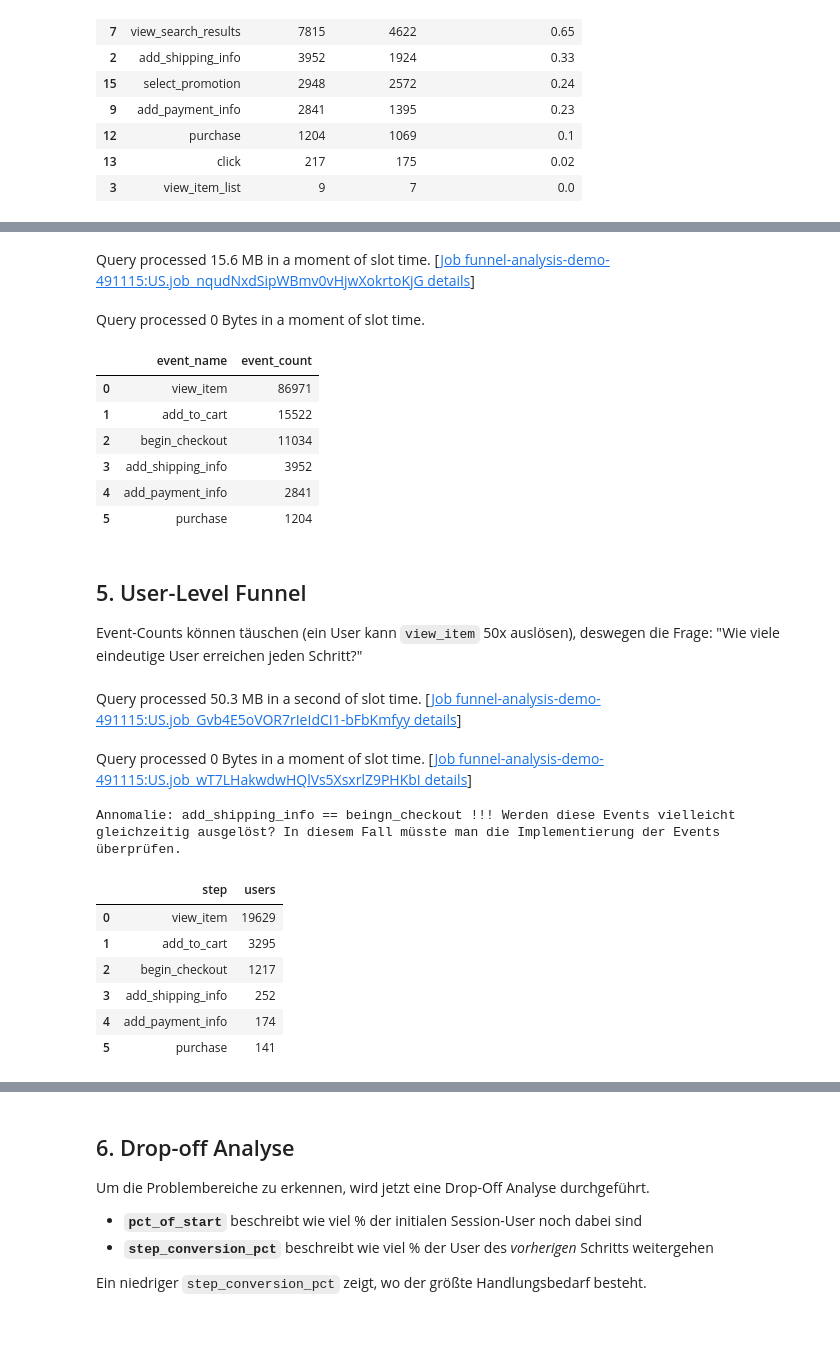
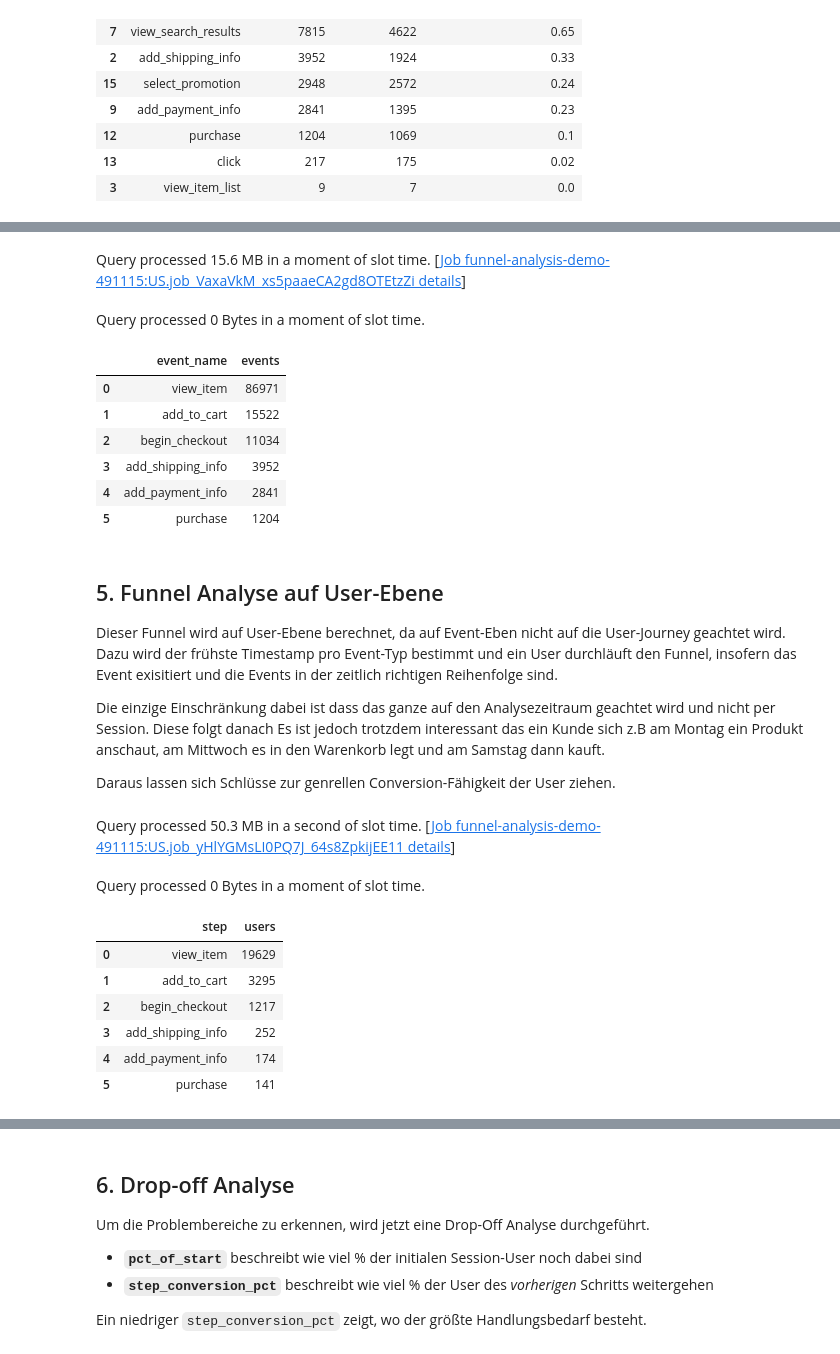
Before and after one commit to Buck-Data/Funnel-Analysis, a Jupyter notebook: notebooks/Big_Query.ipynb, the cells around one changed output, grey strips where cells are left out. Saved outputs shown, nothing was run; the diff lists cells and outputs as text; code cells hidden in the pictures; blank space fills up the shorter version.

```diff
--- a/notebooks/Big_Query.ipynb
+++ b/notebooks/Big_Query.ipynb
@@ -128,36 +313,36 @@ FUNNEL_STEPS = [
     'begin_checkout',
     'add_shipping_info',
     'add_payment_info',
     'purchase'
 ]
 
 df_funnel_events = bpd.read_gbq(f"""
     SELECT
       event_name,
-      COUNT(*) AS event_count
+      COUNT(*) AS events
     FROM `bigquery-public-data.ga4_obfuscated_sample_ecommerce.events_*`
     WHERE _TABLE_SUFFIX BETWEEN '{DATE_START}' AND '{DATE_END}'
       AND event_name IN (
         'view_item', 'add_to_cart',
         'begin_checkout', 'add_shipping_info',
         'add_payment_info', 'purchase'
       )
     GROUP BY event_name
 """)
 
 df_funnel_events = (
     df_funnel_events
     .to_pandas()
     .set_index('event_name')
     .reindex(FUNNEL_STEPS)
     .reset_index()
 )
 
 df_funnel_events
 # %% [output]
-Query processed 15.6 MB in a moment of slot time. [Job funnel-analysis-demo-491115:US.job_nqudNxdSipWBmv0vHjwXokrtoKjG details]
+Query processed 15.6 MB in a moment of slot time. [Job funnel-analysis-demo-491115:US.job_VaxaVkM_xs5paaeCA2gd8OTEtzZi details]
 Query processed 0 Bytes in a moment of slot time.
-|  | event_name | event_count |
+|  | event_name | events |
 | 0 | view_item | 86971 |
 | 1 | add_to_cart | 15522 |
 | 2 | begin_checkout | 11034 |
@@ -165,9 +350,15 @@ Query processed 0 Bytes in a moment of slot time.
 | 4 | add_payment_info | 2841 |
 | 5 | purchase | 1204 |
 # %% [markdown]
-## 5. User-Level Funnel
+## 5. Funnel Analyse auf User-Ebene
 
-Event-Counts können täuschen (ein User kann `view_item` 50x auslösen), deswegen die Frage: "Wie viele eindeutige User erreichen jeden Schritt?"
+Dieser Funnel wird auf User-Ebene berechnet, da auf Event-Eben nicht auf die User-Journey geachtet wird.
+Dazu wird der frühste Timestamp pro Event-Typ bestimmt und ein User durchläuft den Funnel, insofern das Event exisitiert und die Events in der zeitlich richtigen Reihenfolge sind.
+
+Die einzige Einschränkung dabei ist dass das ganze auf den Analysezeitraum geachtet wird und nicht per Session. Diese folgt danach
+Es ist jedoch trotzdem interessant das ein Kunde sich z.B am Montag ein Produkt anschaut, am Mittwoch es in den Warenkorb legt und am Samstag dann kauft.
+
+Daraus lassen sich Schlüsse zur genrellen Conversion-Fähigkeit der User ziehen.
 # %%
 df_ordered_funnel = bpd.read_gbq(f"""
 WITH user_steps AS (
@@ -210,13 +401,10 @@ FROM user_steps
 
 df_user_funnel = df_ordered_funnel.to_pandas().melt(var_name='step', value_name='users')
 
-print("Annomalie: add_shipping_info == beingn_checkout !!! Werden diese Events vielleicht gleichzeitig ausgelöst? In diesem Fall müsste man die Implementierung der Events überprüfen.")
-
 df_user_funnel
 # %% [output]
-Query processed 50.3 MB in a second of slot time. [Job funnel-analysis-demo-491115:US.job_Gvb4E5oVOR7rIeIdCI1-bFbKmfyy details]
+Query processed 50.3 MB in a second of slot time. [Job funnel-analysis-demo-491115:US.job_yHlYGMsLI0PQ7J_64s8ZpkijEE11 details]
-Query processed 0 Bytes in a moment of slot time. [Job funnel-analysis-demo-491115:US.job_wT7LHakwdwHQlVs5XsxrlZ9PHKbI details]
+Query processed 0 Bytes in a moment of slot time.
-Annomalie: add_shipping_info == beingn_checkout !!! Werden diese Events vielleicht gleichzeitig ausgelöst? In diesem Fall müsste man die Implementierung der Events überprüfen.
 |  | step | users |
 | 0 | view_item | 19629 |
 | 1 | add_to_cart | 3295 |
```
Also changed, not shown: parts of 22 cells of this notebook.
